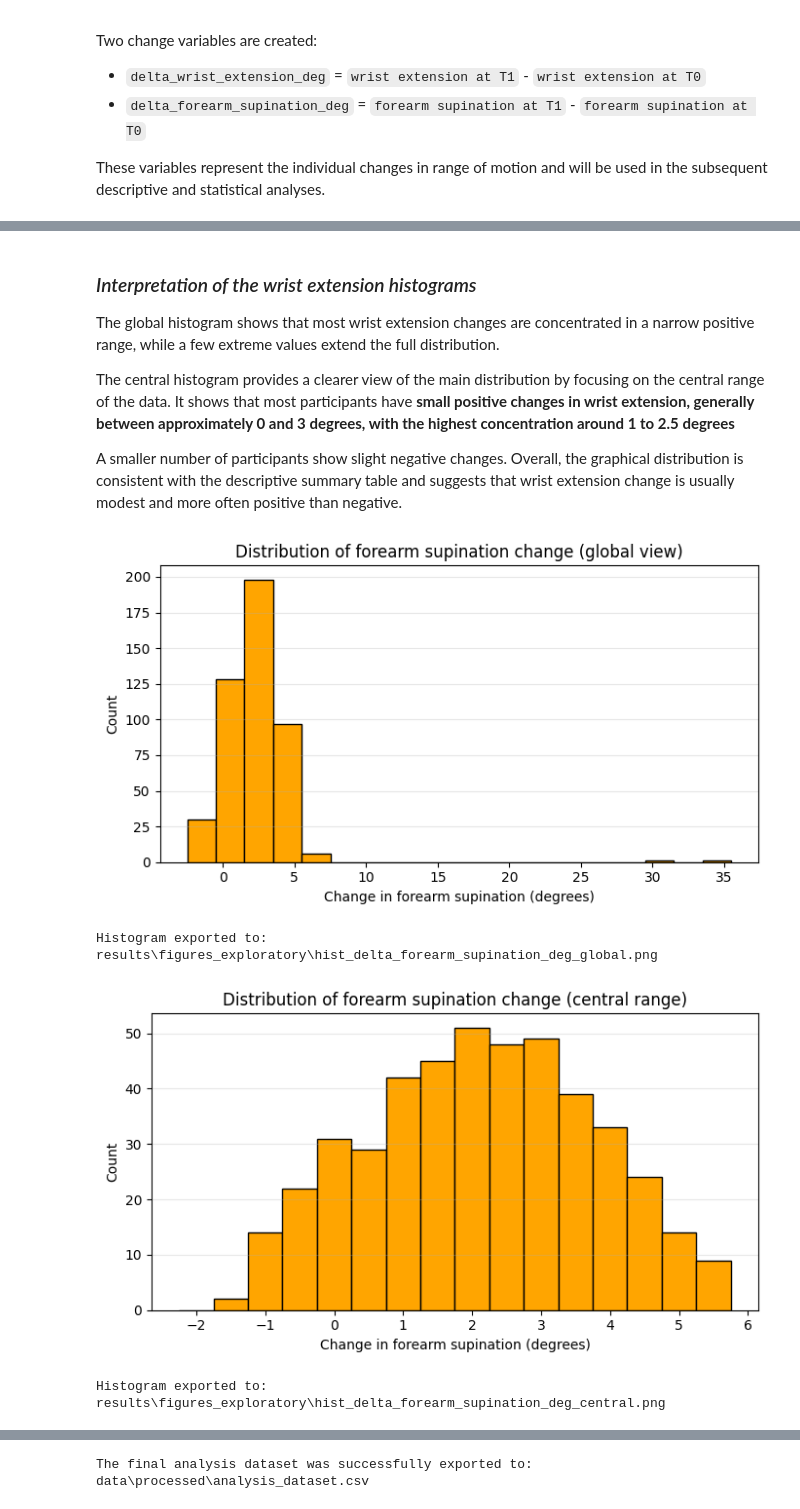
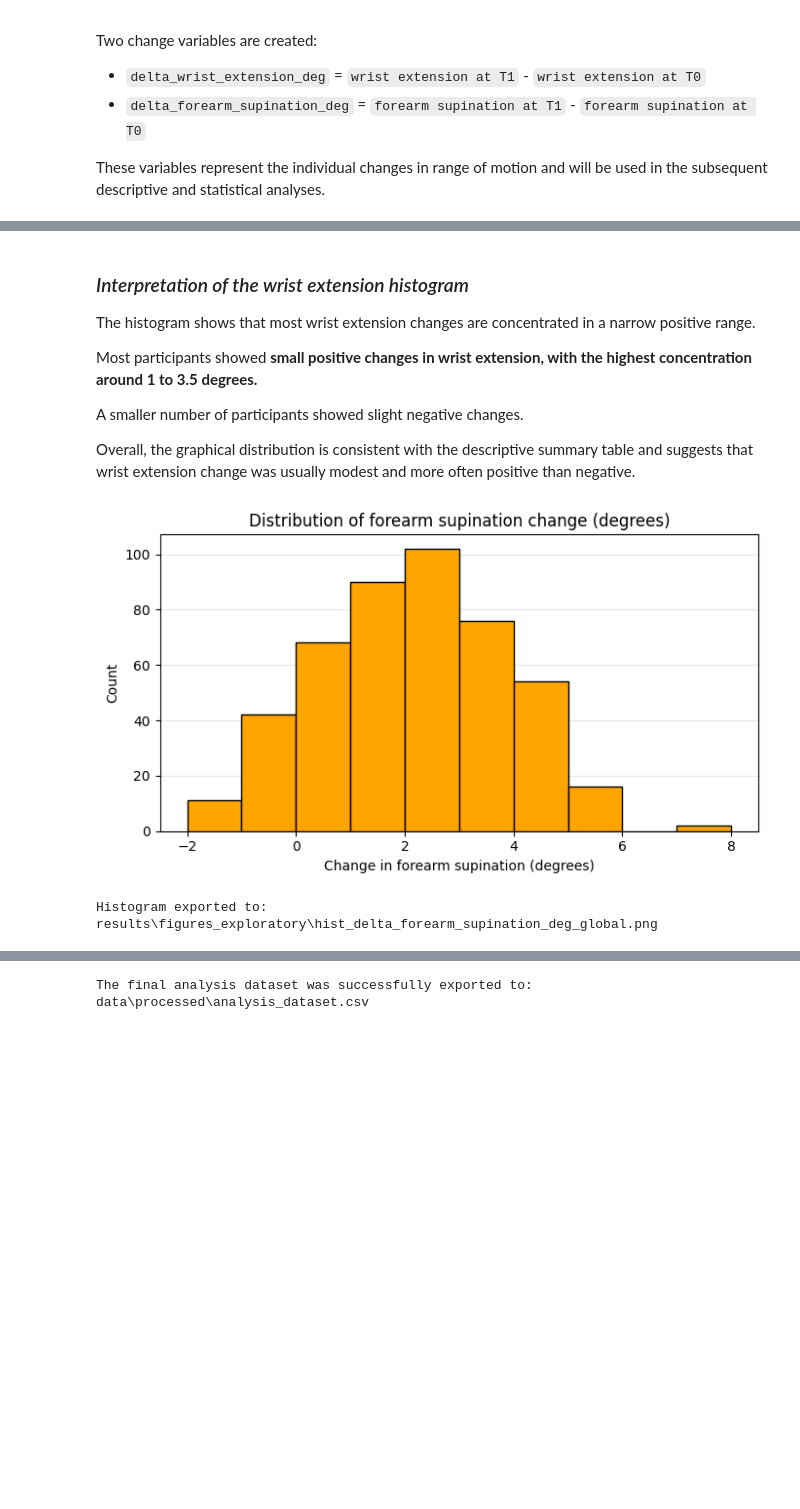
Before and after one commit to jahinnaduplaix/movement-analysis-project, a Jupyter notebook: main.ipynb, the cells around one changed output, grey strips where cells are left out. Cells and saved outputs as stored; diff of their text form; code cells hidden in the pictures; blank space fills up the shorter version.

Commit message:
Improve pre-post analysis notebook with corrected histograms, clearer interpretation, and final dataset export

```diff
--- a/main.ipynb
+++ b/main.ipynb
@@ -1081,83 +869,49 @@ results\figures_exploratory\hist_delta_wrist_extension_deg_central.png
 # %% [markdown]
-### _Interpretation of the wrist extension histograms_
+### _Interpretation of the wrist extension histogram_
 
-The global histogram shows that most wrist extension changes are concentrated in a narrow positive range, while a few extreme values extend the full distribution.
+The histogram shows that most wrist extension changes are concentrated in a narrow positive range.
 
-The central histogram provides a clearer view of the main distribution by focusing on the central range of the data.
-It shows that most participants have __small positive changes in wrist extension, generally between approximately 0 and 3 degrees, with the highest concentration around 1 to 2.5 degrees__
+Most participants showed __small positive changes in wrist extension, with the highest concentration around 1 to 3.5 degrees.__
 
-A smaller number of participants show slight negative changes.
-Overall, the graphical distribution is consistent with the descriptive summary table and suggests that wrist extension change is usually modest and more often positive than negative.
+A smaller number of participants showed slight negative changes.
+
+Overall, the graphical distribution is consistent with the descriptive summary table and suggests that wrist extension change was usually modest and more often positive than negative.
 # %%
-# Define fixed-width bins for the global forearm supination histogram
+# Define fixed-width bins for the forearm supination histogram
+bin_width = 1
+
+sup_values = analysis_df["delta_forearm_supination_deg"].dropna()
+
 sup_global_bins = np.arange(
-    np.floor(analysis_df["delta_forearm_supination_deg"].min()) - 0.5,
-    np.ceil(analysis_df["delta_forearm_supination_deg"].max()) + 0.5,
-    2
+    np.floor(sup_values.min()),
+    np.ceil(sup_values.max()) + bin_width,
+    bin_width
 )
 
-# Plot the global histogram for forearm supination change
+# Plot the histogram for forearm supination change
 plt.figure(figsize=(7, 4))
 plt.hist(
     analysis_df["delta_forearm_supination_deg"].dropna(),
     bins=sup_global_bins,
     color="orange",
-    edgecolor="black"
+    edgecolor="black",
+    zorder=2
 )
 plt.xlabel("Change in forearm supination (degrees)")
 plt.ylabel("Count")
-plt.title("Distribution of forearm supination change (global view)")
+plt.title("Distribution of forearm supination change (degrees)")
 plt.grid(axis="y", alpha=0.3)
 plt.tight_layout()
 
 # Save the figure
 sup_global_file = figures_dir / "hist_delta_forearm_supination_deg_global.png"
 plt.savefig(sup_global_file, dpi=300, bbox_inches="tight")
 plt.show()
 
 print("Histogram exported to:")
 print(sup_global_file)
-
-# Select the central part of the forearm supination change distribution
-sup_q01 = analysis_df["delta_forearm_supination_deg"].quantile(0.01)
-sup_q99 = analysis_df["delta_forearm_supination_deg"].quantile(0.99)
-
-sup_central = analysis_df["delta_forearm_supination_deg"].dropna()
-sup_central = sup_central[(sup_central >= sup_q01) & (sup_central <= sup_q99)]
-
-# Define fixed-width bins of 0.5 degree for the central histogram
-sup_central_bins = np.arange(
-    np.floor(sup_central.min()) - 0.25,
-    np.ceil(sup_central.max()) + 0.25,
-    0.5
-)
-
-# Plot the central histogram for forearm supination change
-plt.figure(figsize=(7, 4))
-plt.hist(
-    sup_central,
-    bins=sup_central_bins,
-    color="orange",
-    edgecolor="black"
-)
-plt.xlabel("Change in forearm supination (degrees)")
-plt.ylabel("Count")
-plt.title("Distribution of forearm supination change (central range)")
-plt.grid(axis="y", alpha=0.3)
-plt.tight_layout()
-
-# Save the figure
-sup_central_file = figures_dir / "hist_delta_forearm_supination_deg_central.png"
-plt.savefig(sup_central_file, dpi=300, bbox_inches="tight")
-plt.show()
-
-print("Histogram exported to:")
-print(sup_central_file)
 # %% [output]
-[figure, old version]
+[figure, new version]
 Histogram exported to:
 results\figures_exploratory\hist_delta_forearm_supination_deg_global.png
-[figure, removed]
-Histogram exported to:
-results\figures_exploratory\hist_delta_forearm_supination_deg_central.png
 # %% [markdown]
```
Also changed, not shown: parts of 21 cells of this notebook.
